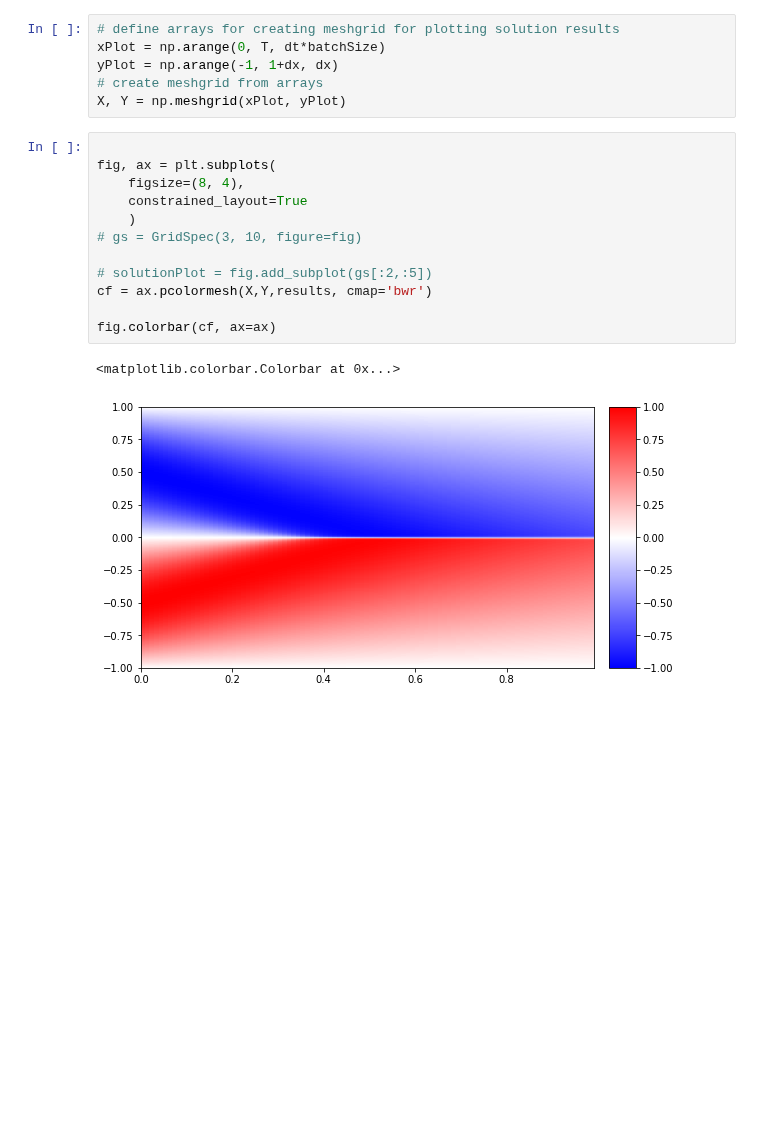
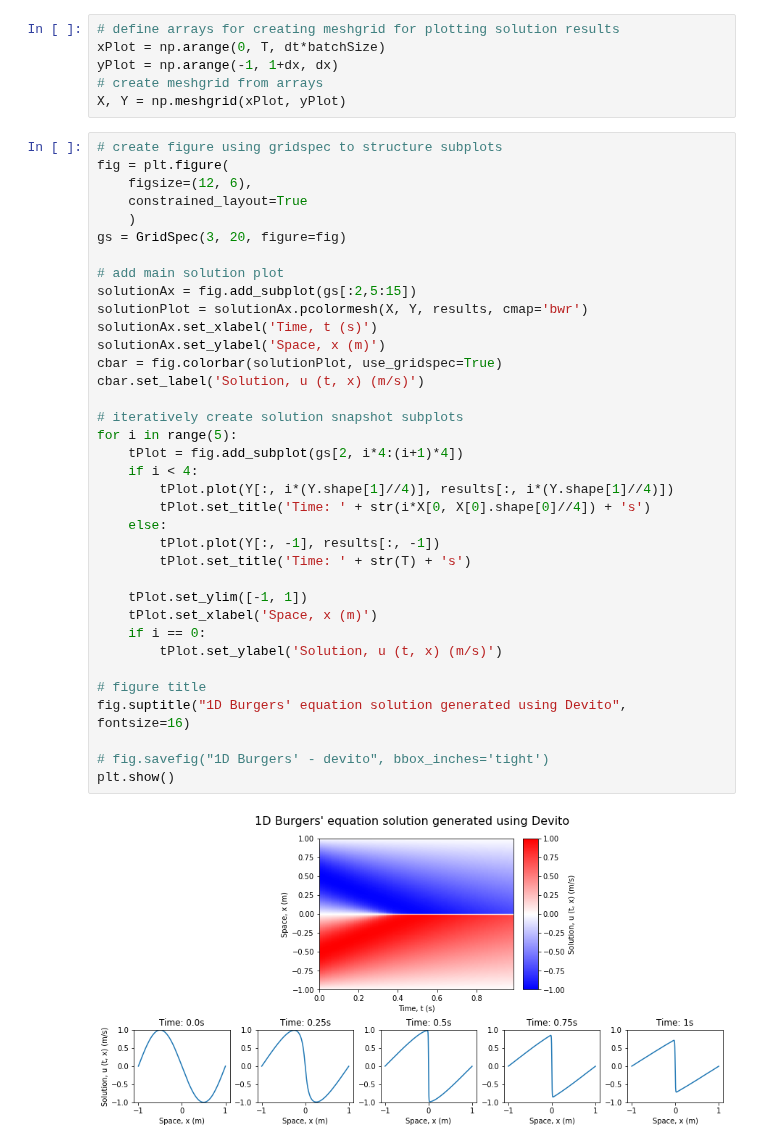
Before and after one commit to StephenTGibson/COMP527-colabNotebooks, a Jupyter notebook: COMP702-MScProject/Devito_numerical_solver_to_generate_solution_to_1D_Burgers'_equation.ipynb, the cells around one changed output. Saved outputs shown, nothing was run; the diff lists cells and outputs as text; blank space fills up the shorter version.

```diff
--- a/COMP702-MScProject/Devito_numerical_solver_to_generate_solution_to_1D_Burgers'_equation.ipynb
+++ b/COMP702-MScProject/Devito_numerical_solver_to_generate_solution_to_1D_Burgers'_equation.ipynb
@@ -116,18 +118,41 @@ xPlot = np.arange(0, T, dt*batchSize)
 yPlot = np.arange(-1, 1+dx, dx)
 # create meshgrid from arrays
 X, Y = np.meshgrid(xPlot, yPlot)
-# %%
-
-fig, ax = plt.subplots(
-    figsize=(8, 4),
-    constrained_layout=True
-    )
-# gs = GridSpec(3, 10, figure=fig)
-
-# solutionPlot = fig.add_subplot(gs[:2,:5])
-cf = ax.pcolormesh(X,Y,results, cmap='bwr')
-
-fig.colorbar(cf, ax=ax)
-# %% [output]
-<matplotlib.colorbar.Colorbar at 0x...>
-[figure, removed]
+# %%
+# create figure using gridspec to structure subplots
+fig = plt.figure(
+    figsize=(12, 6),
+    constrained_layout=True
+    )
+gs = GridSpec(3, 20, figure=fig)
+
+# add main solution plot
+solutionAx = fig.add_subplot(gs[:2,5:15])
+solutionPlot = solutionAx.pcolormesh(X, Y, results, cmap='bwr')
+solutionAx.set_xlabel('Time, t (s)')
+solutionAx.set_ylabel('Space, x (m)')
+cbar = fig.colorbar(solutionPlot, use_gridspec=True)
+cbar.set_label('Solution, u (t, x) (m/s)')
+
+# iteratively create solution snapshot subplots
+for i in range(5):
+    tPlot = fig.add_subplot(gs[2, i*4:(i+1)*4])
+    if i < 4:
+        tPlot.plot(Y[:, i*(Y.shape[1]//4)], results[:, i*(Y.shape[1]//4)])
+        tPlot.set_title('Time: ' + str(i*X[0, X[0].shape[0]//4]) + 's')
+    else:
+        tPlot.plot(Y[:, -1], results[:, -1])
+        tPlot.set_title('Time: ' + str(T) + 's')
+
+    tPlot.set_ylim([-1, 1])
+    tPlot.set_xlabel('Space, x (m)')
+    if i == 0:
+        tPlot.set_ylabel('Solution, u (t, x) (m/s)')
+
+# figure title
+fig.suptitle("1D Burgers' equation solution generated using Devito", fontsize=16)
+
+# fig.savefig("1D Burgers' - devito", bbox_inches='tight')
+plt.show()
+# %% [output]
+[figure, added]
```
Also changed, not shown: parts of 1 cell of this notebook.
